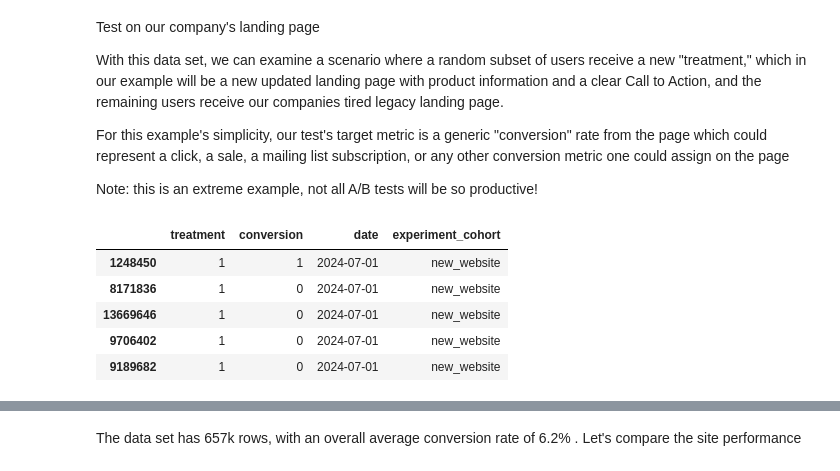
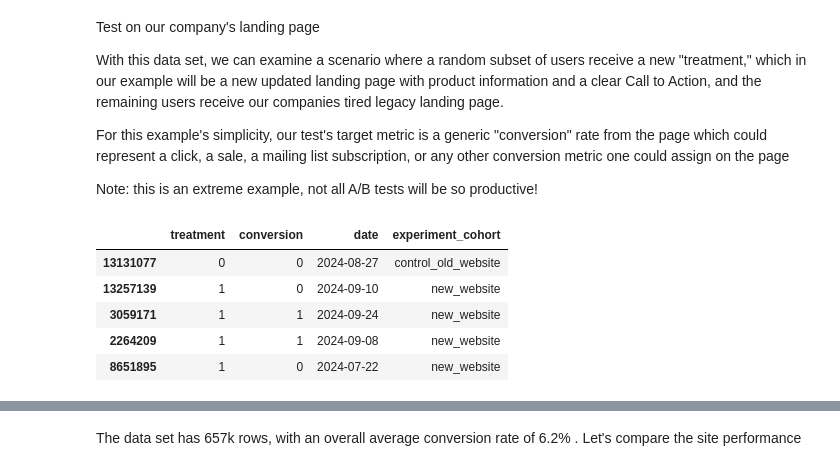
Before and after one commit to kylefromindy/MADS_time_series_pseudo_experiments, a Jupyter notebook: 1 - Simple Experiment with Regression.ipynb, the cells around one changed output, grey strips where cells are left out. Saved outputs shown, nothing was run; the diff lists cells and outputs as text; code cells hidden in the pictures.

```diff
--- a/1 - Simple Experiment with Regression.ipynb
+++ b/1 - Simple Experiment with Regression.ipynb
@@ -23,13 +26,13 @@ import statsmodels.formula.api as smf
 # %%
 df = pd.read_parquet('data/simple_experiment_criteo_as_timeseries.parquet')
-df.head()
+df.sample(5)
 # %% [output]
 |  | treatment | conversion | date | experiment_cohort |
-| 1248450 | 1 | 1 | 2024-07-01 | new_website |
-| 8171836 | 1 | 0 | 2024-07-01 | new_website |
-| 13669646 | 1 | 0 | 2024-07-01 | new_website |
-| 9706402 | 1 | 0 | 2024-07-01 | new_website |
-| 9189682 | 1 | 0 | 2024-07-01 | new_website |
+| 13131077 | 0 | 0 | 2024-08-27 | control_old_website |
+| 13257139 | 1 | 0 | 2024-09-10 | new_website |
+| 3059171 | 1 | 1 | 2024-09-24 | new_website |
+| 2264209 | 1 | 1 | 2024-09-08 | new_website |
+| 8651895 | 1 | 0 | 2024-07-22 | new_website |
 # %%
 df.describe()
 # %% [output]
```
Also changed, not shown: parts of 19 cells of this notebook, 10 other files.
